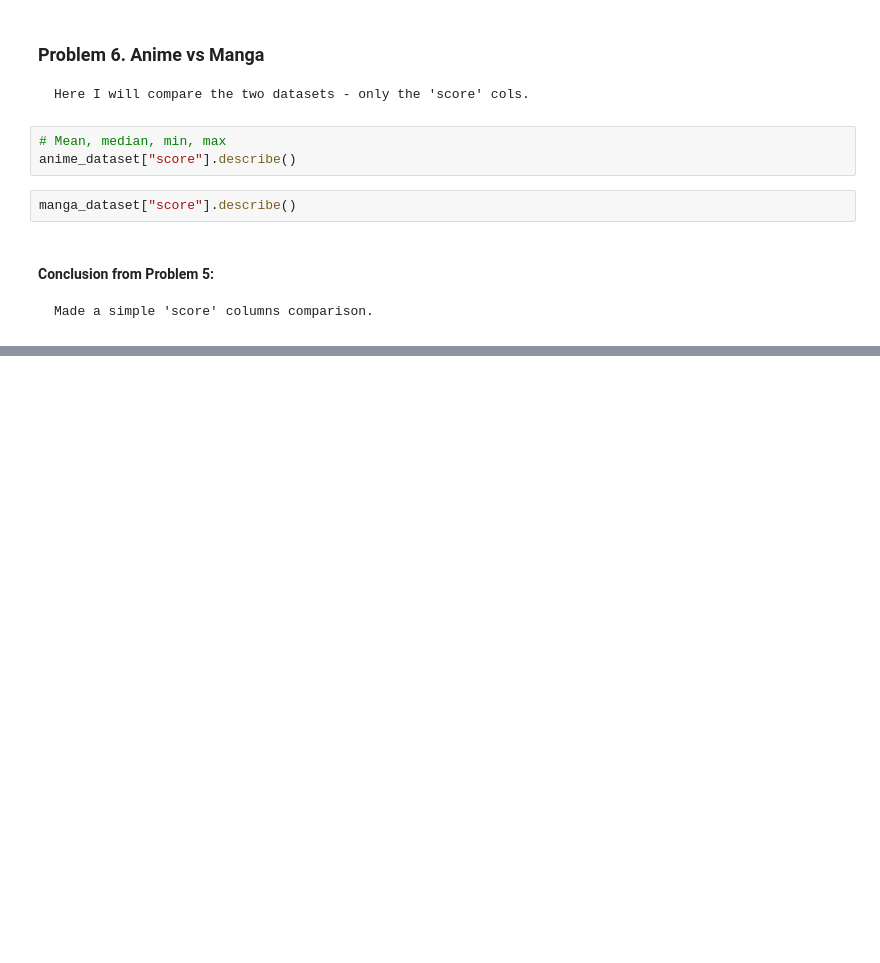
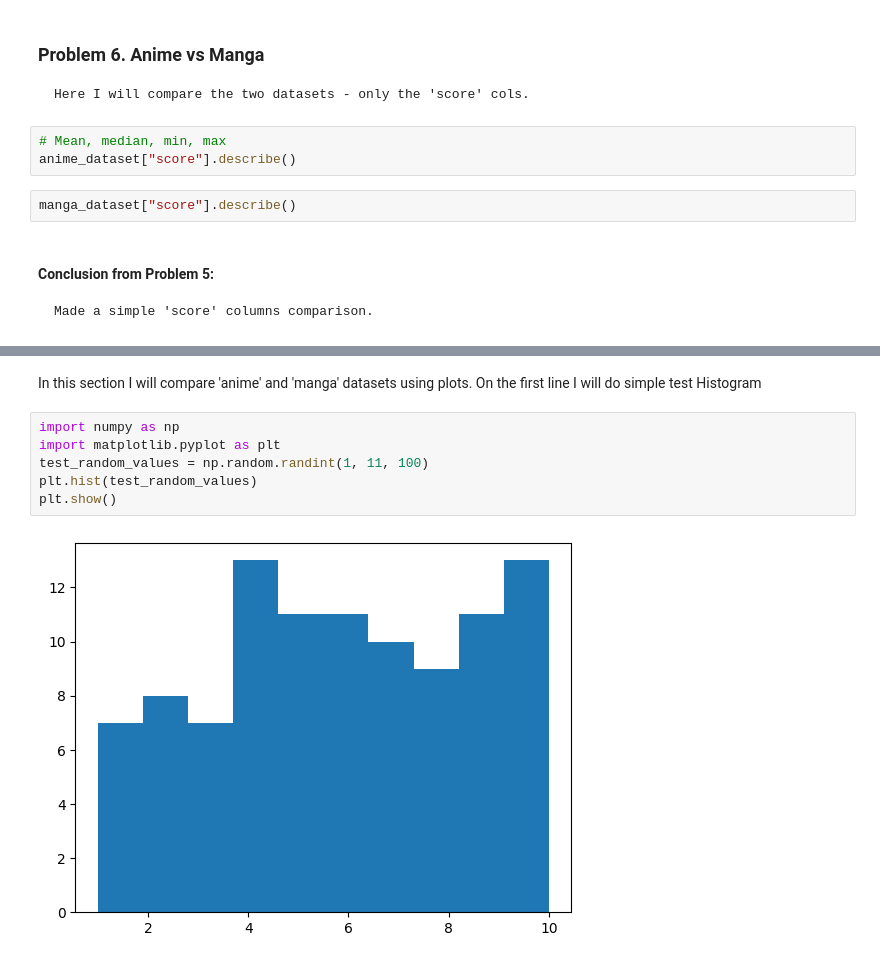
Before and after one commit to Zeus097/data-science, a Jupyter notebook: 01-B_Exercise_W_wt_Data/data_extraction.ipynb, the cells around one changed output, grey strips where cells are left out. Drawn from its saved outputs; the diff is of its cells as text; blank space fills up the shorter version.

Commit message:
Testing plots.

```diff
--- a/01-B_Exercise_W_wt_Data/data_extraction.ipynb
+++ b/01-B_Exercise_W_wt_Data/data_extraction.ipynb
@@ -291,0 +297,11 @@ manga_dataset["score"].describe()
+# %% [markdown]
+In this section I will compare 'anime' and 'manga' datasets using plots.
+On the first line I will do simple test Histogram
+# %%
+import numpy as np
+import matplotlib.pyplot as plt
+test_random_values = np.random.randint(1, 11, 100)
+plt.hist(test_random_values)
+plt.show()
+# %% [output]
+[figure, added]
```
Also changed, not shown: parts of 5 cells of this notebook.
